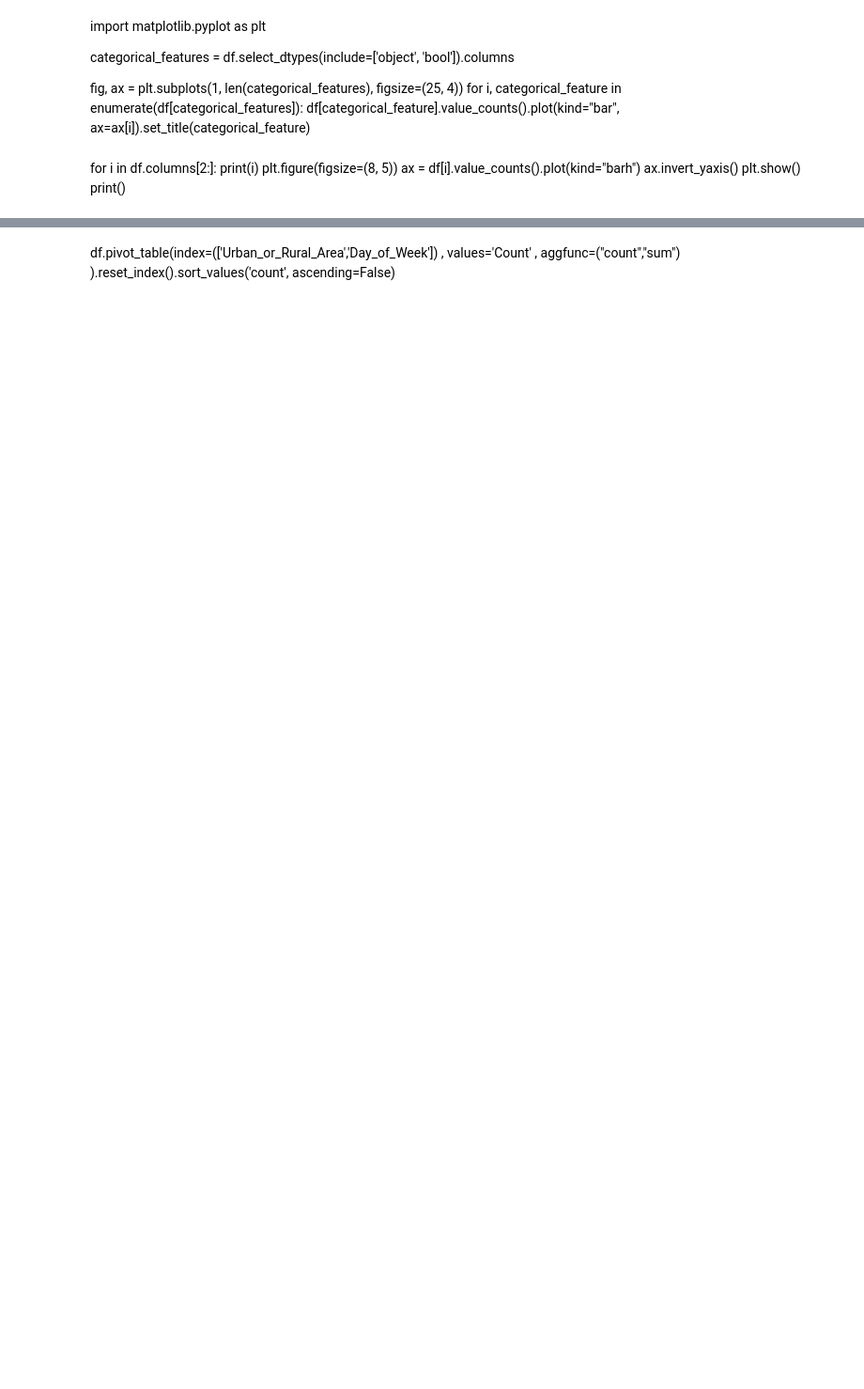
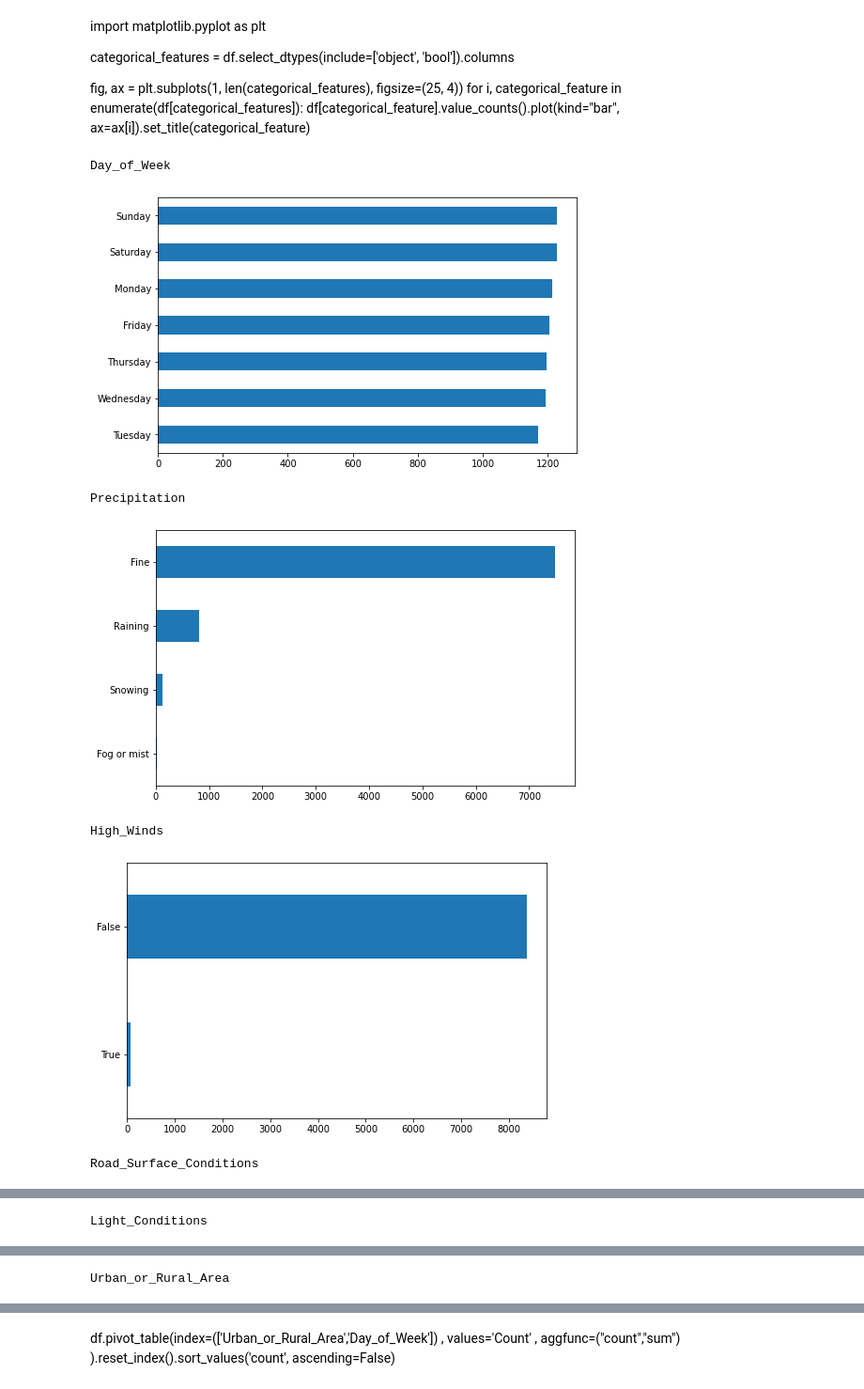
Before and after one commit to Amarilda/MscAston, a Jupyter notebook: Road Accidents/BNK432.ipynb, the cells around one changed output, grey strips where cells are left out. Shown at 94% size. Saved outputs shown, nothing was run; the diff lists cells and outputs as text; code cells hidden in the pictures; blank space fills up the shorter version.

```diff
--- a/Road Accidents/BNK432.ipynb
+++ b/Road Accidents/BNK432.ipynb
@@ -66,14 +69,17 @@ memory usage: 475.5+ KB
 # %%
 for column in df.columns:
-    if len(df[df[column] == "Data missing or out of range"])+ len(df[df[column] == "Other"]) > 0:
+    if len(df[df[column] == "Data missing or out of range"])+ len(df[df[column] == "Other"])+len(df[df[column] == "Unknown"]) > 0:
         print(column)
-        print(len(df[df[column] == "Data missing or out of range"]))
+        print()
+        print(f'Data missing or out of range: {len(df[df[column] == "Data missing or out of range"])}')
         df.drop(df[df[column] == "Data missing or out of range"].index, inplace = True)
 
-        print(len(df[df[column] == "Other"]))
+        print(f'Other: {len(df[df[column] == "Other"])}')
         df.drop(df[df[column] == "Other"].index, inplace = True)
 
-        print(len(df[df[column] == "Unknown"]))
+        print(f'Unknown: {len(df[df[column] == "Unknown"])}')
         df.drop(df[df[column] == "Unknown"].index, inplace = True)
+
+        print()
 # %% [output]
 Precipitation
@@ -274,11 +103,19 @@ categorical_features = df.select_dtypes(include=['object', 'bool']).columns
 fig, ax = plt.subplots(1, len(categorical_features), figsize=(25, 4))
 for i, categorical_feature in enumerate(df[categorical_features]):
     df[categorical_feature].value_counts().plot(kind="bar", ax=ax[i]).set_title(categorical_feature)
-# %% [markdown]
-for i in df.columns[2:]:
-    print(i)
-    plt.figure(figsize=(8, 5))
-    ax = df[i].value_counts().plot(kind="barh")
-    ax.invert_yaxis()
-    plt.show()
-    print()
+# %%
+for i in df.columns[2:]:
+    print(i)
+    plt.figure(figsize=(8, 5))
+    ax = df[i].value_counts().plot(kind="barh")
+    ax.invert_yaxis()
+    plt.show()
+    print()
+# %% [output]
+Day_of_Week
+[figure, added]
+Precipitation
+[figure, added]
+High_Winds
+[figure, added]
+Road_Surface_Conditions
@@ -284,0 +123 @@ for i in df.columns[2:]:
+Light_Conditions
@@ -284,0 +125 @@ for i in df.columns[2:]:
+Urban_or_Rural_Area
```
Also changed, not shown: parts of 125 cells of this notebook.
